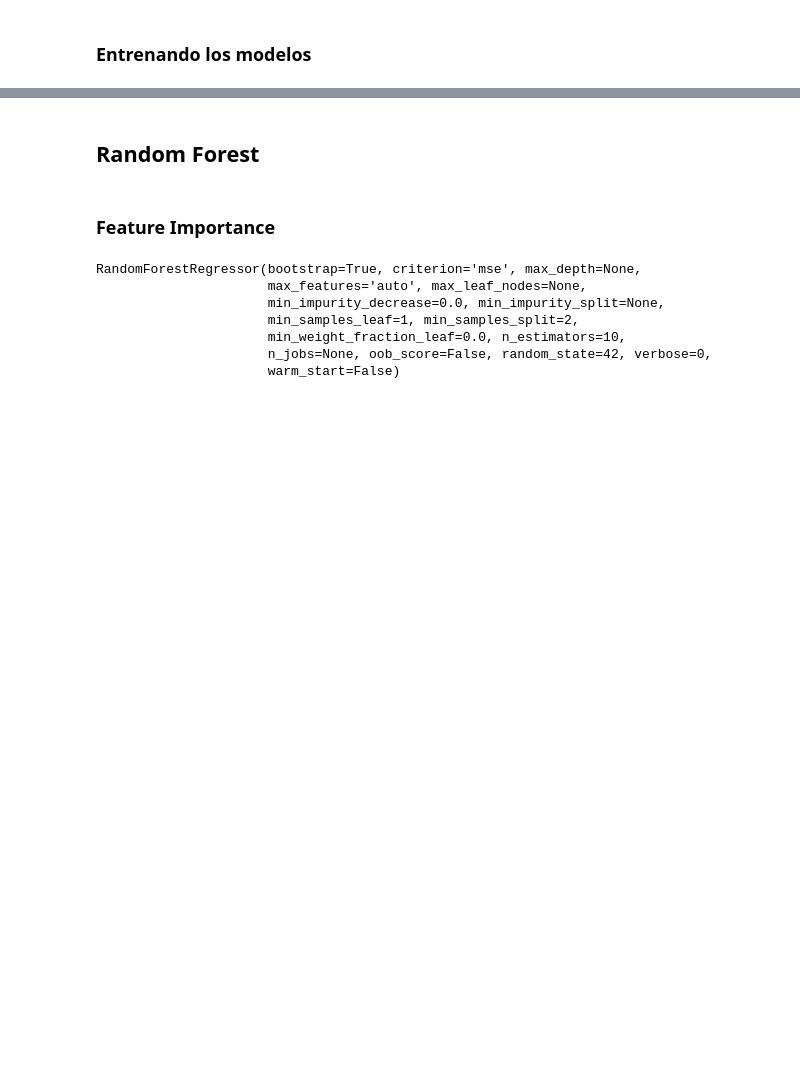
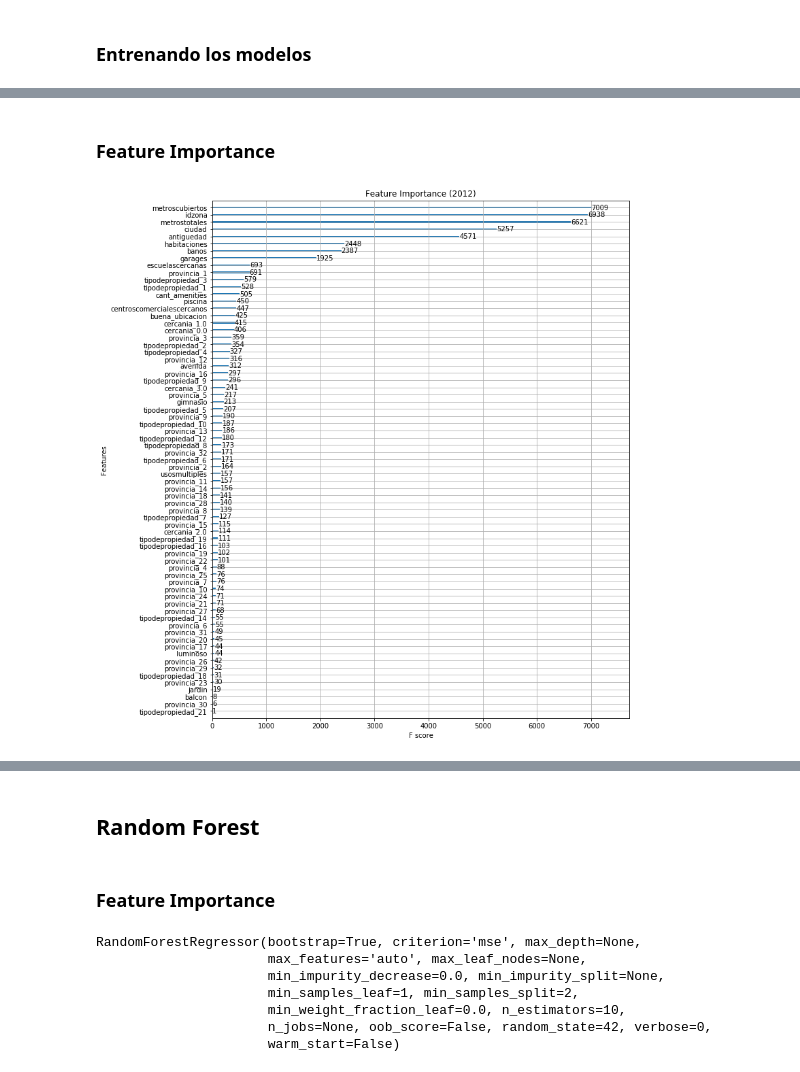
Before and after one commit to lautarofritz/TP2-Orga-de-Datos, a Jupyter notebook: TP2 Orga de Datos (feature importance).ipynb, the cells around one changed output, grey strips where cells are left out. Cells and saved outputs as stored; diff of their text form; code cells hidden in the pictures; blank space fills up the shorter version.

Commit message:
Feature Importance

```diff
--- a/TP2 Orga de Datos (feature importance).ipynb
+++ b/TP2 Orga de Datos (feature importance).ipynb
@@ -577,0 +599,7 @@ print("MAE XGB: " + str(XGB_mae))
+# %% [markdown]
+### Feature Importance
+# %%
+fig, ax = plt.subplots(1,1,figsize=(11,14))
+xgb.plot_importance(XGB_2012, ax=ax, title='Feature Importance (2012)');
+# %% [output]
+[figure, added]
```
Also changed, not shown: parts of 15 cells of this notebook.
